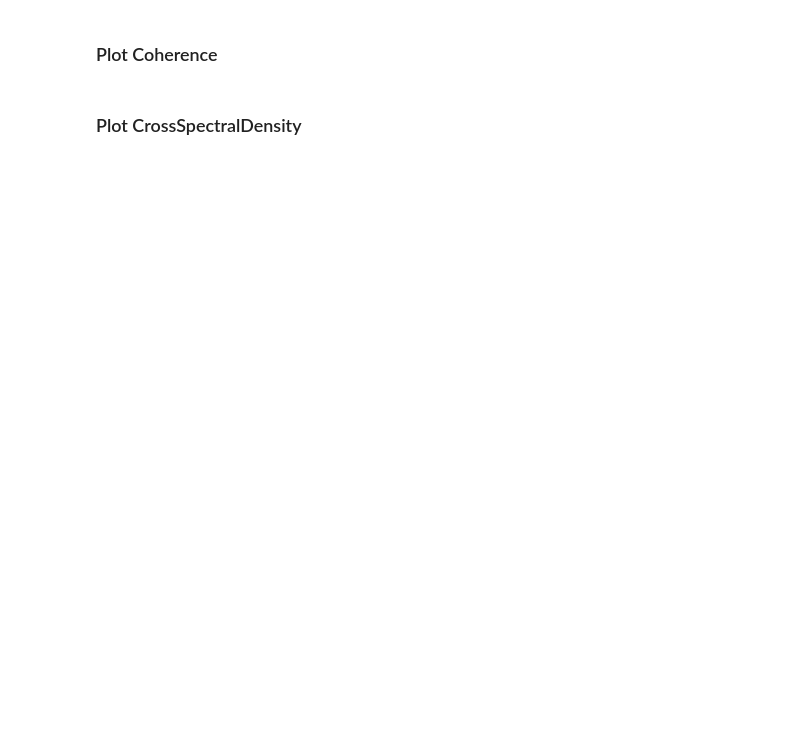
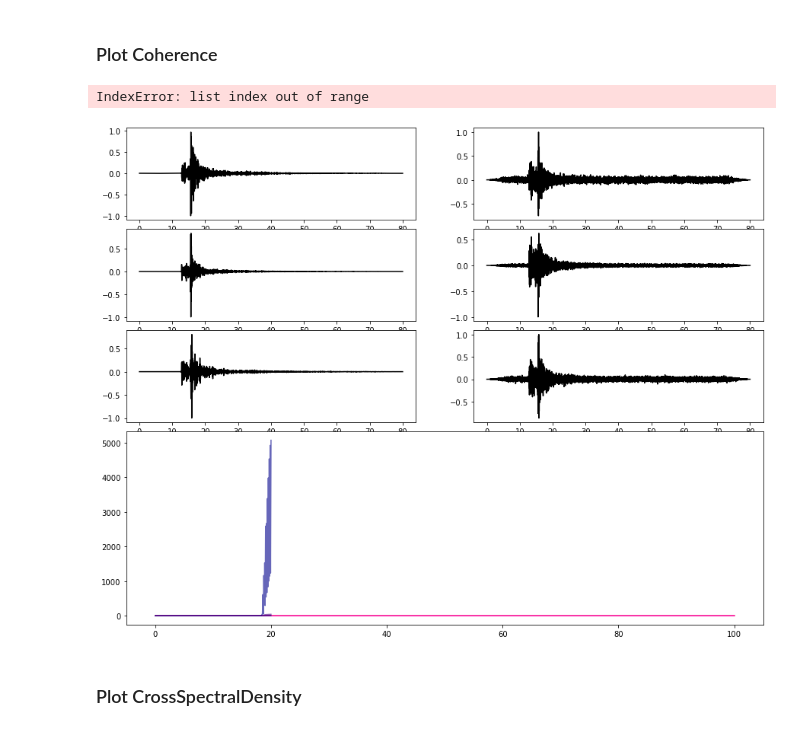
Before and after one commit to andbrocode/notebooks2, a Jupyter notebook: BSPF/BSPF_EventAnalysis_V2.ipynb, the cells around one changed output. Cells and saved outputs as stored; diff of their text form; code cells hidden in the pictures; blank space fills up the shorter version.

```diff
--- a/BSPF/BSPF_EventAnalysis_V2.ipynb
+++ b/BSPF/BSPF_EventAnalysis_V2.ipynb
@@ -652,5 +651,5 @@ st_zrt += rot_E
 # %%
-fig = __makeplotStreamSpectra3(st_zrt, config);
+# fig = __makeplotStreamSpectra3(st_zrt, config);
 # %%
 def __makeplotStream_comparison(st0, config):
 
@@ -1170,7 +1173,10 @@ def __makeplotStream_coherence(st0, config):
 
     return fig
 # %%
-# fig = __makeplotStream_coherence(st_adr, config);
+fig = __makeplotStream_coherence(st_adr, config);
+# %% [output]
+IndexError: list index out of range
+[figure, added]
 # %% [markdown]
 ### Plot CrossSpectralDensity
 # %%
```
Also changed, not shown: parts of 17 cells of this notebook, 2 other files.
